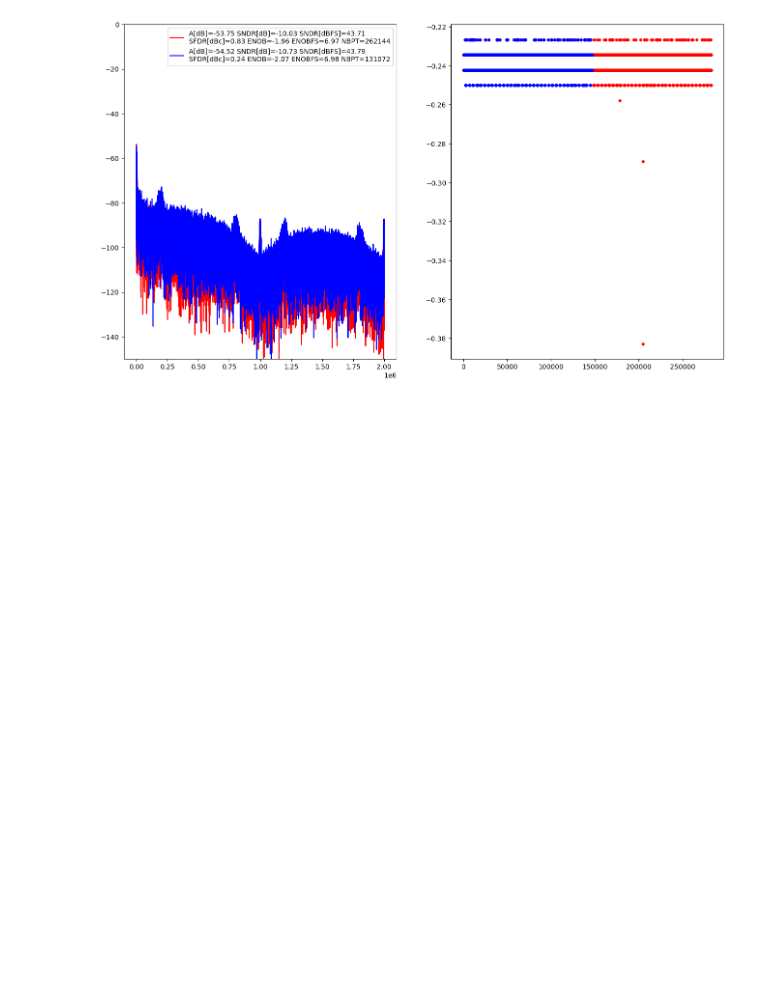
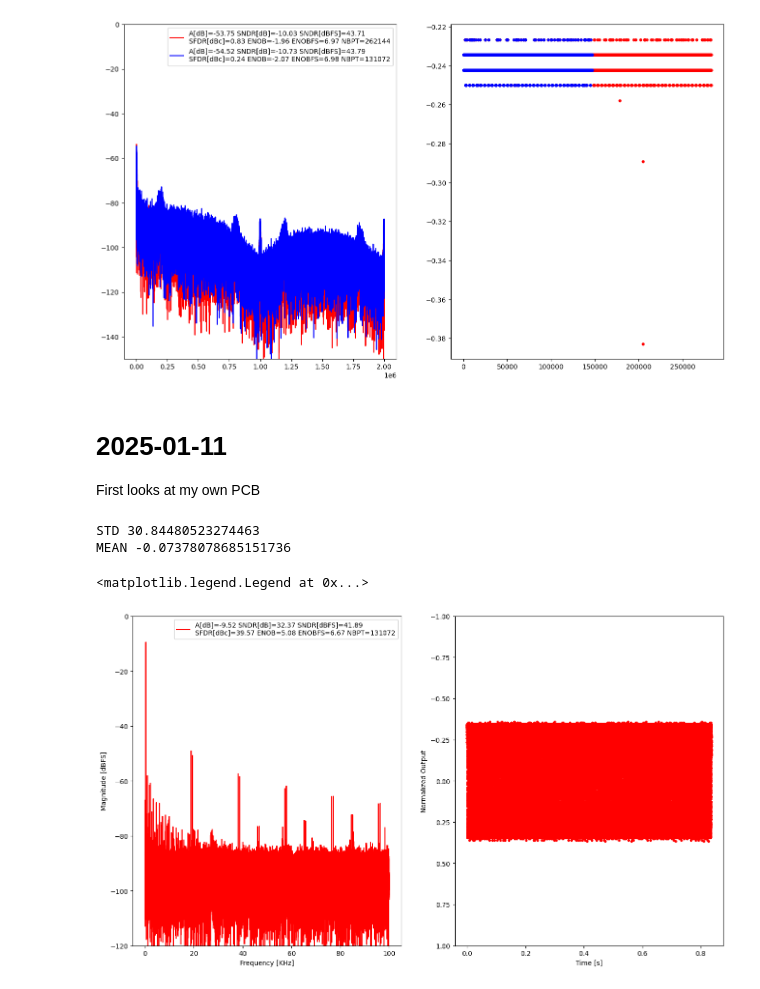
Before and after one commit to wulffern/tt06-sar, a Jupyter notebook: meas/sar.ipynb, the cells around one changed output. Drawn from its saved outputs; the diff is of its cells as text; code cells hidden in the pictures; blank space fills up the shorter version.

```diff
--- a/meas/sar.ipynb
+++ b/meas/sar.ipynb
@@ -133,3 +135,49 @@ ax[0].legend()
 # %% [output]
 <matplotlib.legend.Legend at 0x...>
 [figure]
+# %% [markdown]
+# 2025-01-11
+
+First looks at my own PCB
+# %%
+#df4 = pd.read_csv("2025-01-11_test2.csv")
+#df4 = pd.read_csv("2025-01-11_floating_n.csv")
+#df4 = pd.read_csv("2025-01-11_8MHz.csv")
+#df4 = pd.read_csv("2025-01-12_1KHz_VIP.csv")
+#os.chdir("meas")
+df4 = pd.read_csv("2025-01-15_a0d1_1d5kHz_s1MHz.csv")
+
+fs = 200e3
+def toTwosComplement(data):
+    if(data > 127):
+        data = data - 256
+    return data
+
+df4["val"] = df4["Value"].apply(toTwosComplement)
+df4["time"] = df4["Time [s]"]
+df4.set_index("time",inplace=True)
+df4.index = pd.to_datetime(df4.index,unit='s')
+
+fig,ax = plt.subplots(1,2,figsize=(16,9))
+scc = cs.SimCalc()
+y = df4["val"]/128
+print("STD",df4["val"].std())
+print("MEAN",df4["val"].mean())
+(data,ydB)   = scc.fftWithHanning(y.to_numpy())
+f = np.linspace(0,0.5,num=int(len(ydB)))*fs/1e3
+ax[0].plot(f,ydB,label=paramToStr(data),color="red")
+t = np.linspace(0,len(y),num=len(y))/fs
+ax[1].plot(t,y,marker=".",linestyle="",color="red")
+ax[1].set_ylim(1,-1)
+ax[1].set_ylabel("Normalized Output")
+ax[1].set_xlabel("Time [s]")
+ax[0].set_ylabel("Magnitude [dBFS]")
+ax[0].set_xlabel("Frequency [KHz]")
+#plotFFT(df4,ax,"red")
+ax[0].set_ylim(-120,0)
+ax[0].legend()
+# %% [output]
+STD 30.84480523274463
+MEAN -0.07378078685151736
+<matplotlib.legend.Legend at 0x...>
+[figure, added]
```
Also changed, not shown: parts of 2 cells of this notebook, 1 other file.
